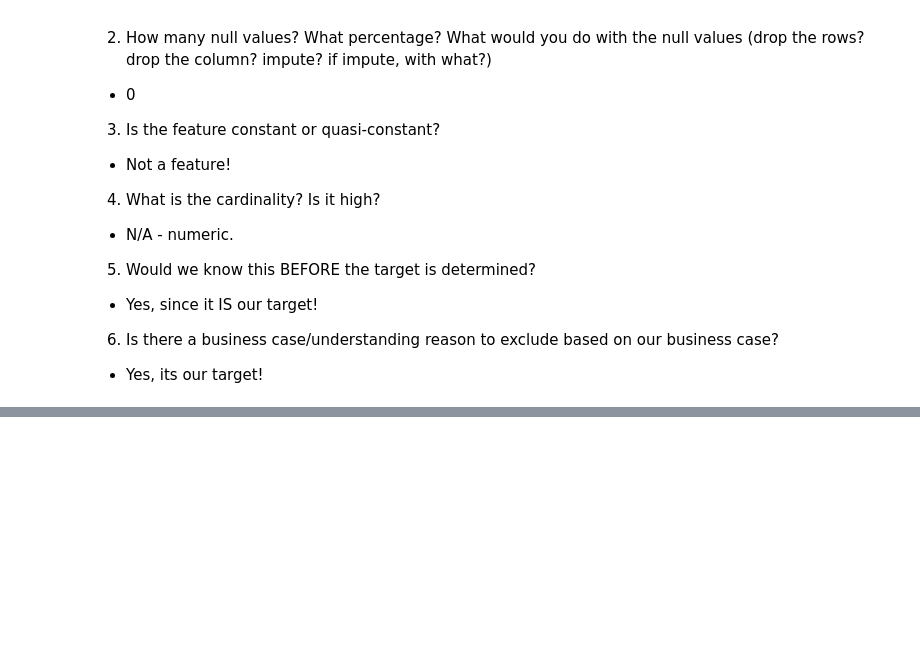
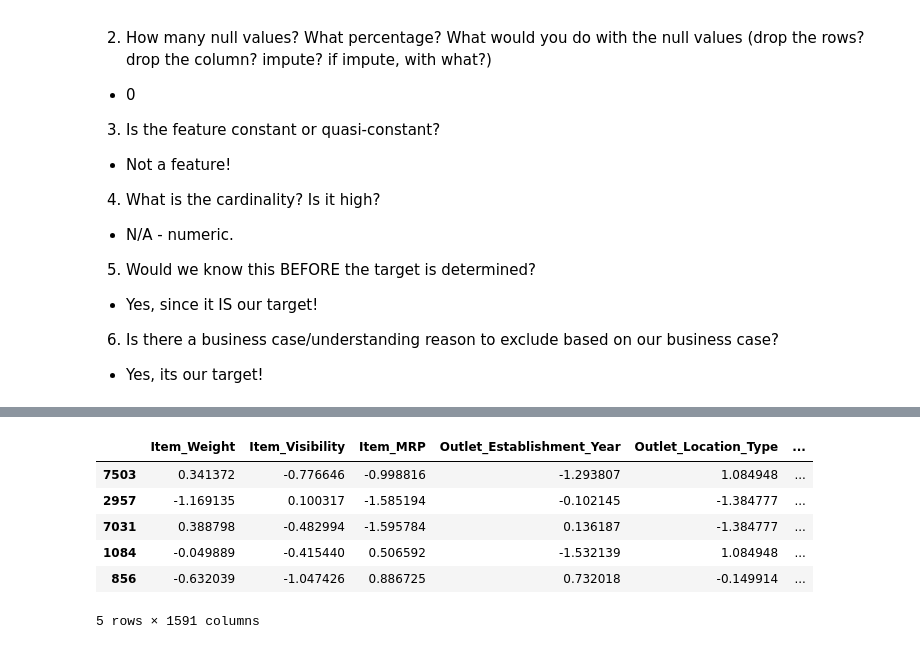
Before and after one commit to chrishunt11/Sales-Prediction-Model, a Jupyter notebook: Prediction_of_Product_Sales.ipynb, the cells around one changed output, grey strips where cells are left out. Cells and saved outputs as stored; diff of their text form; code cells hidden in the pictures; blank space fills up the shorter version.

```diff
--- a/Prediction_of_Product_Sales.ipynb
+++ b/Prediction_of_Product_Sales.ipynb
@@ -1261,0 +1565,14 @@ explore_numeric(df, feature);
+# %%
+# saving the transformed testing data
+X_test_processed = col_transformer.transform(X_test)
+# %%
+# viewing first 5 rows
+X_test_processed.head()
+# %% [output]
+|  | Item_Weight | Item_Visibility | Item_MRP | Outlet_Establishment_Year | Outlet_Location_Type | ... |
+| 7503 | 0.341372 | -0.776646 | -0.998816 | -1.293807 | 1.084948 | ... |
+| 2957 | -1.169135 | 0.100317 | -1.585194 | -0.102145 | -1.384777 | ... |
+| 7031 | 0.388798 | -0.482994 | -1.595784 | 0.136187 | -1.384777 | ... |
+| 1084 | -0.049889 | -0.415440 | 0.506592 | -1.532139 | 1.084948 | ... |
+| 856 | -0.632039 | -1.047426 | 0.886725 | 0.732018 | -0.149914 | ... |
+5 rows × 1591 columns
```
Also changed, not shown: parts of 48 cells of this notebook.
